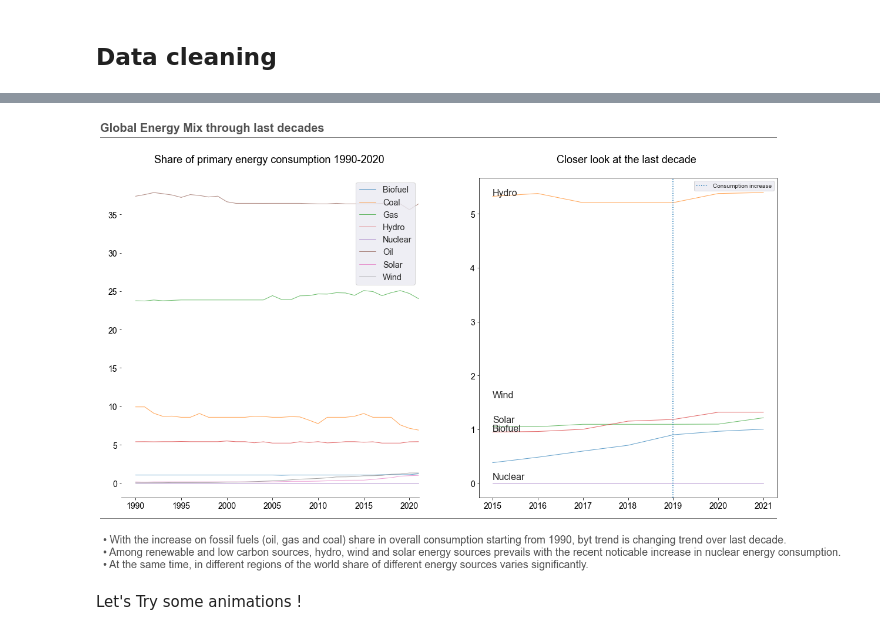
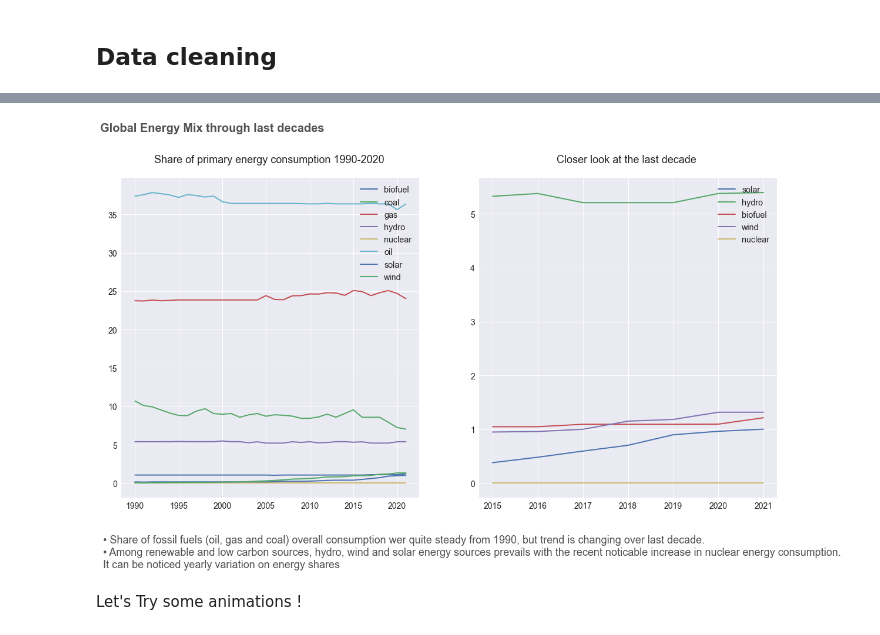
Before and after one commit to Edoardo1996/iornhack-final-project, a Jupyter notebook: main.ipynb, the cells around one changed output, grey strips where cells are left out. Drawn from its saved outputs; the diff is of its cells as text; code cells hidden in the pictures.

Commit message:
refactor energy mix (todo nuclear)

```diff
--- a/main.ipynb
+++ b/main.ipynb
@@ -399,79 +378,65 @@ wec1 = pd.melt(wec1, id_vars='Year',
+# %%
+# Create ad-hoc dataset
+wec1 = wec.copy()
+wec1 = wec1[wec1.year >= 1990]
+features1 = ['country', 'year'] + [energy_src + '_share_energy' for energy_src in pure_energy_src]
+wec1 = wec1[features1]
+
+
+# It would be better to use the median due to high presence of outliers and high skewness of the data
+wec1 = wec1.groupby(by='year', axis=0, as_index=False).median()
+wec1.columns = ['year'] + pure_energy_src
+
+
+# Unpivot the table
+wec1 = pd.melt(wec1, id_vars='year',
+               value_vars=pure_energy_src,
+               var_name='Energy Sources',
+               value_name='Share of primary energy consumption')
 # %%
 # Creating the first plot with 1990-2020 data
+# TODO: adjust nuclear
 fig, axes = plt.subplots(1, 2, figsize=(20, 10))
-sns.set_style(style='darkgrid')
 
 for i in pure_energy_src:
-    axes[0].plot(wec1[wec1['Energy Sources'] == i]['Year'],
+    axes[0].plot(wec1[wec1['Energy Sources'] == i]['year'],
                  wec1[wec1['Energy Sources'] == i]['Share of primary energy consumption'],
-                 alpha=0.7,
-                 linewidth=1,
-                 fillstyle='full')
+                 linewidth=2,
+                 fillstyle='full',
+                 label = i)
 
-# Second plot with data on the last decade with the closer look at the renewable and lower carbon sources exclusively in latest timespan
-lc_srcs = ['Solar',  'Hydro',  'Biofuel', 'Wind', 'Nuclear'] # Low-carbon srcs
-wec2 = wec1[(wec1['Year'] >= 2015)&(wec1['Year']<=2021)]
+# Second plot with data on the last decade with the closer look at the renewable and lower carbon sources exclusively in latest 7 years
+lc_srcs = ['solar',  'hydro',  'biofuel', 'wind', 'nuclear'] # Low-carbon srcs
+wec2 = wec1[(wec1['year'] >= 2015)]
 wec2 = wec2[wec2['Energy Sources'].isin(lc_srcs)]
 
 for j in lc_srcs:
-    axes[1].plot(wec2[wec2['Energy Sources'] == j]['Year'],
+    axes[1].plot(wec2[wec2['Energy Sources'] == j]['year'],
             wec2[wec2['Energy Sources'] == j]['Share of primary energy consumption'],
-            alpha=0.7,
-            linewidth=1)
-
-year_start, year_end = 2015, 2021
-
-names = wec2[['Energy Sources', 'Share of primary energy consumption']][wec2['Year'] == year_end -1]
-
-ad = 0
-for i, value in names.itertuples(index=False):
-    axes[1].text(x=year_start, y=value + ad, s=i, va="top", size=16)
-    ad+=0.1
-
+            linewidth=2,
+            label=j)
 #General settings
 
 axes[0].set_title('Share of primary energy consumption 1990-2020 \n', size=18)
 axes[1].set_title('Closer look at the last decade \n', size=18)
-axes[0].spines[['top','right','left']].set_visible(False)
 
-axes[1].set_xticks(np.arange(year_start, year_end +1))
-axes[0].set_xlim([None, year_end + 0.1])
-
-axes[0].legend(pure_energy_src, loc='upper right', fontsize='x-large')
-axes[1].legend(lc_srcs, loc='upper right', fontsize='x-large')
+axes[0].legend(fontsize='x-large')
+axes[1].legend(loc='upper right', fontsize='x-large')
 
 axes[0].text(x=0.1, y=0.99, s="Global Energy Mix through last decades", transform=fig.transFigure, ha='left', fontsize=20, weight='bold', alpha=.8)
-axes[0].add_patch(plt.Rectangle((0.1,0.075),
-                           0.8,
-                           0.002,
-                           facecolor='grey',
-                           transform=fig.transFigure,
-                           clip_on=False,
-                           linewidth = 0))
-
-axes[0].add_patch(plt.Rectangle((0.1,0.975),
-                           0.8,
-                           0.002,
-                           facecolor='grey',
-                           transform=fig.transFigure,
-                           clip_on=False,
-                           linewidth = 0))
-
-axes[0].text(x=0.1, y=-0.04, s=" • With the increase on fossil fuels (oil, gas and coal) share in overall consumption starting from 1990, byt trend is changing trend over last decade.\n • Among renewable and low carbon sources, hydro, wind and solar energy sources prevails with the recent noticable increase in nuclear energy consumption. \n • At the same time, in different regions of the world share of different energy sources varies significantly.",
+axes[0].text(x=0.1, y=-0.04, s=" • Share of fossil fuels (oil, gas and coal) overall consumption wer quite steady from 1990, but trend is changing over last decade.\n • Among renewable and low carbon sources, hydro, wind and solar energy sources prevails with the recent noticable increase in nuclear energy consumption. \n It can be noticed yearly variation on energy shares",
              transform=fig.transFigure,
              ha='left',
              fontsize=18, alpha=.8)
 
 axes[0].xaxis.set_tick_params(labelsize=14)
 axes[1].xaxis.set_tick_params(labelsize=14)
 axes[0].yaxis.set_tick_params(labelsize=14)
 axes[1].yaxis.set_tick_params(labelsize=14)
 
-plt.axvline(x=2019, linestyle='dotted', label='Consumption increase')
-plt.legend(loc = 'upper right')
 plt.show()
 # %% [output]
-[figure, old version]
+[figure, new version]
 # %% [markdown]
 Let's Try some animations !
 # %%
```
Also changed, not shown: parts of 25 cells of this notebook.
